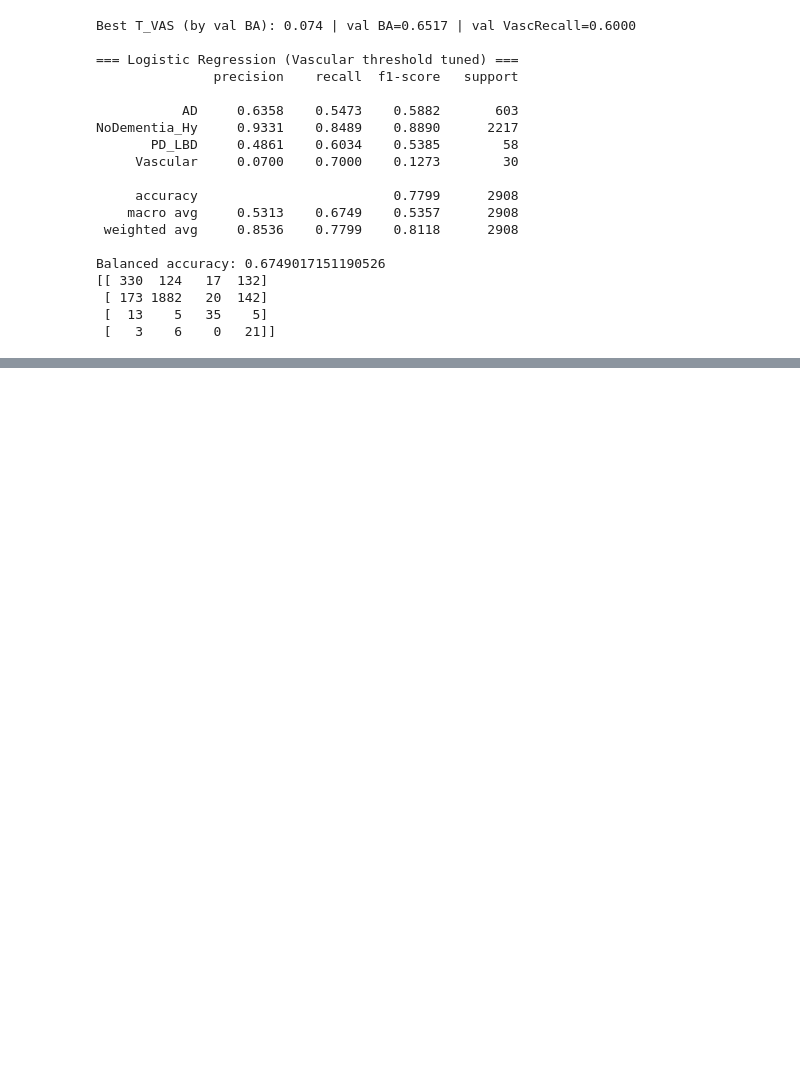
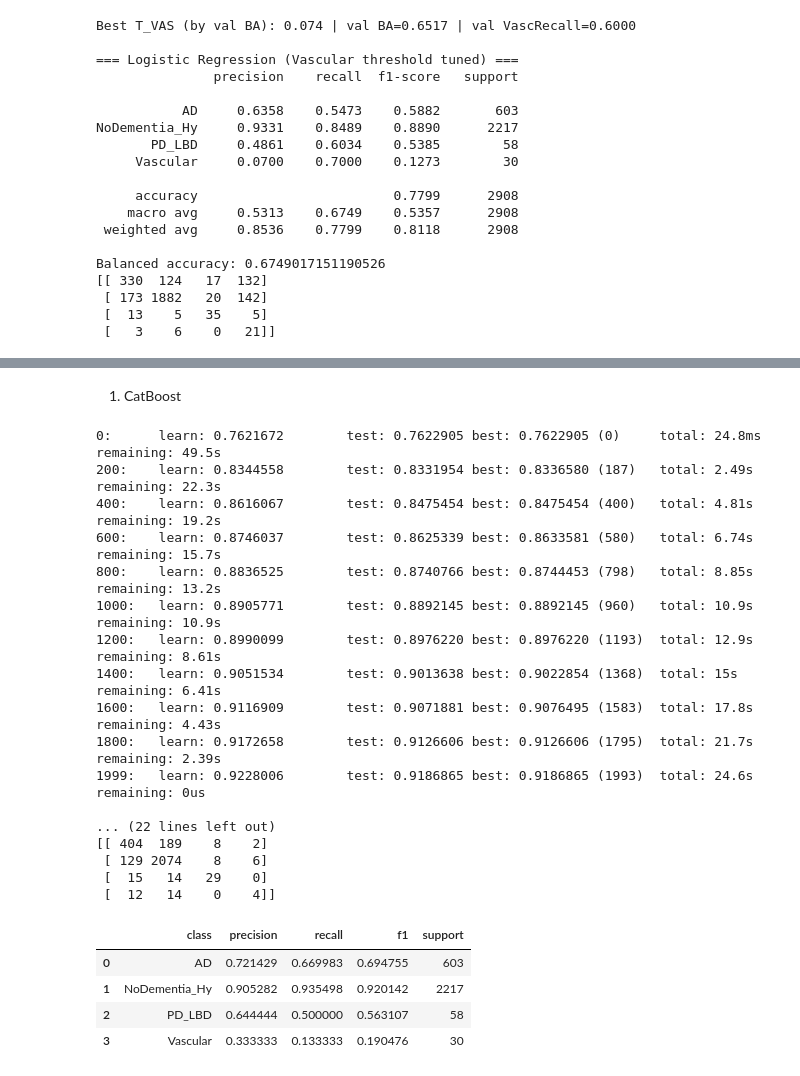
Before and after one commit to MihikaRanj/naccproject, a Jupyter notebook: src/02_train_baseline_model_full_v4.ipynb, the cells around one changed output, grey strips where cells are left out. Saved outputs shown, nothing was run; the diff lists cells and outputs as text; code cells hidden in the pictures; blank space fills up the shorter version.

```diff
--- a/src/02_train_baseline_model_full_v4.ipynb
+++ b/src/02_train_baseline_model_full_v4.ipynb
@@ -1326,0 +1533,67 @@ NameError: name 'y_train' is not defined
+# %% [markdown]
+1) CatBoost
+# %%
+# pip install catboost
+from catboost import CatBoostClassifier
+
+# If your X is a DataFrame, CatBoost can use column names directly.
+# If you have categorical columns, list them here; else leave empty.
+cat_cols = []   # example: ["SEX", "RACE", "FORMVER"]
+num_cols = [c for c in X_train.columns if c not in cat_cols]
+
+cat_model = CatBoostClassifier(
+    loss_function="MultiClass",
+    eval_metric="TotalF1",
+    iterations=2000,
+    learning_rate=0.03,
+    depth=6,
+    l2_leaf_reg=5.0,
+    random_seed=42,
+    verbose=200,
+    auto_class_weights=None,
+    class_weights=[1.0, 1.0, 2.0, 4.0]  # AD, NoDem, PD_LBD, Vascular
+)
+
+cat_model.fit(
+    X_train,
+    y_train,
+    cat_features=cat_cols if len(cat_cols) > 0 else None,
+    eval_set=(X_val, y_val),
+    use_best_model=True
+)
+
+val_proba_cat = cat_model.predict_proba(X_val)
+best_vasc_thr_cat = search_best_single_threshold(y_val, val_proba_cat, target_class="Vascular")
+print("Best CatBoost vascular threshold on VAL:", best_vasc_thr_cat)
+
+test_proba_cat = cat_model.predict_proba(X_test)
+test_pred_cat = predict_with_class_thresholds(
+    test_proba_cat,
+    thresholds={"Vascular": best_vasc_thr_cat["threshold"]}
+)
+
+cat_results = eval_predictions(y_test, test_pred_cat, title="CatBoost + tuned vascular threshold")
+cat_results
+# %% [output]
+0:      learn: 0.7621672        test: 0.7622905 best: 0.7622905 (0)     total: 24.8ms   remaining: 49.5s
+200:    learn: 0.8344558        test: 0.8331954 best: 0.8336580 (187)   total: 2.49s    remaining: 22.3s
+400:    learn: 0.8616067        test: 0.8475454 best: 0.8475454 (400)   total: 4.81s    remaining: 19.2s
+600:    learn: 0.8746037        test: 0.8625339 best: 0.8633581 (580)   total: 6.74s    remaining: 15.7s
+800:    learn: 0.8836525        test: 0.8740766 best: 0.8744453 (798)   total: 8.85s    remaining: 13.2s
+1000:   learn: 0.8905771        test: 0.8892145 best: 0.8892145 (960)   total: 10.9s    remaining: 10.9s
+1200:   learn: 0.8990099        test: 0.8976220 best: 0.8976220 (1193)  total: 12.9s    remaining: 8.61s
+1400:   learn: 0.9051534        test: 0.9013638 best: 0.9022854 (1368)  total: 15s      remaining: 6.41s
+1600:   learn: 0.9116909        test: 0.9071881 best: 0.9076495 (1583)  total: 17.8s    remaining: 4.43s
+1800:   learn: 0.9172658        test: 0.9126606 best: 0.9126606 (1795)  total: 21.7s    remaining: 2.39s
+1999:   learn: 0.9228006        test: 0.9186865 best: 0.9186865 (1993)  total: 24.6s    remaining: 0us
+
+... (22 lines left out)
+[[ 404  189    8    2]
+ [ 129 2074    8    6]
+ [  15   14   29    0]
+ [  12   14    0    4]]
+|  | class | precision | recall | f1 | support |
+| 0 | AD | 0.721429 | 0.669983 | 0.694755 | 603 |
+| 1 | NoDementia_Hy | 0.905282 | 0.935498 | 0.920142 | 2217 |
+| 2 | PD_LBD | 0.644444 | 0.500000 | 0.563107 | 58 |
+| 3 | Vascular | 0.333333 | 0.133333 | 0.190476 | 30 |
```
Also changed, not shown: parts of 43 cells of this notebook, 8 other files.
